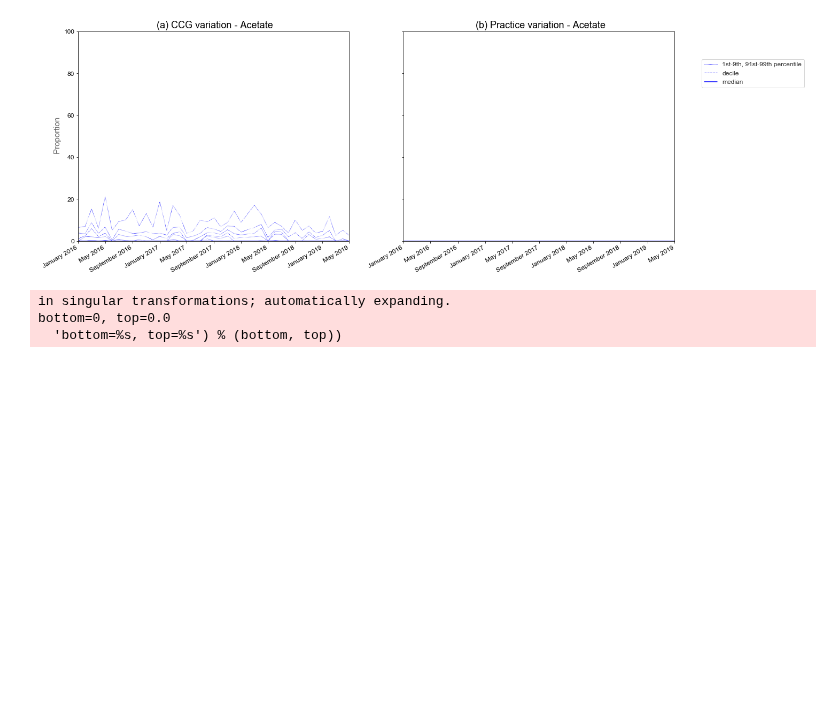
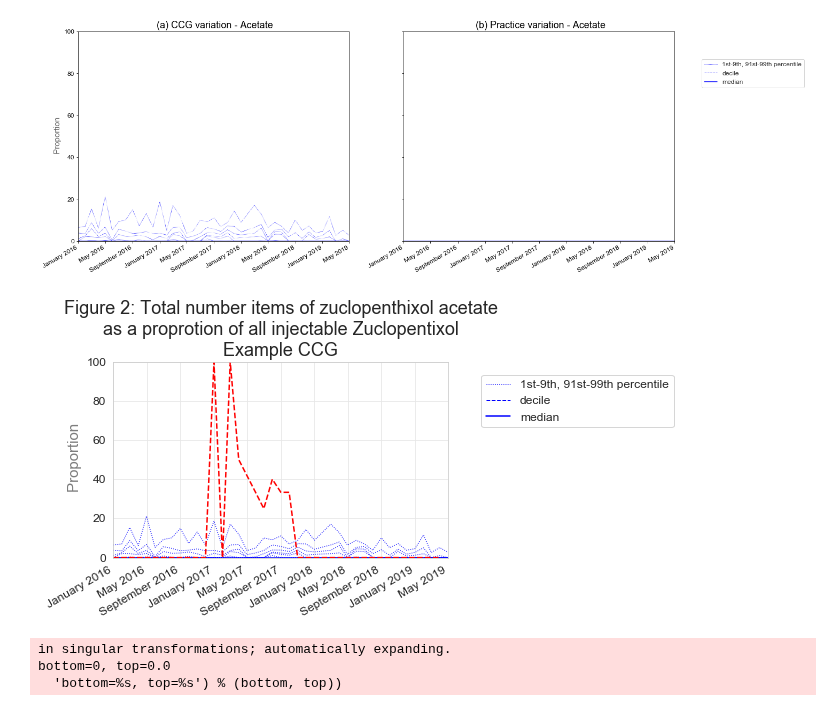
Before and after one commit to ebmdatalab/jupyter-notebooks, a Jupyter notebook: measures_by_software/Draft ideas/Zuclopenthixol/Zuclopenthixol.ipynb, the cells around one changed output. Drawn from its saved outputs; the diff is of its cells as text; code cells hidden in the pictures; blank space fills up the shorter version.

```diff
--- a/measures_by_software/Draft ideas/Zuclopenthixol/Zuclopenthixol.ipynb
+++ b/measures_by_software/Draft ideas/Zuclopenthixol/Zuclopenthixol.ipynb
@@ -205,6 +205,25 @@ in singular transformations; automatically expanding.
 bottom=0, top=0.0
   'bottom=%s, top=%s') % (bottom, top))
 [figure]
+# %%
+charts.deciles_chart(
+    ccg_acetate_measure,
+    period_column='month',
+    column='measure_value',
+    title=" Figure 2: Total number items of zuclopenthixol acetate \n as a proprotion of all injectable Zuclopentixol \n Example CCG ",
+    ylabel=" Proportion",
+    show_outer_percentiles=True,
+    show_legend=True,
+
+)
+
+df_subject = ccg_acetate_measure.loc[ccg_acetate_measure['pct'] == '09A'].sort_values(by=['month'])
+plt.plot(df_subject['month'], df_subject['measure_value'], 'r--')
+
+plt.ylim(0, 100)
+plt.show()
+# %% [output]
+[figure, added]
 # %%
 ## question is the practice zero because the numbers are just so low? Lets look at a specific practice where we know there is prescribing
 # %%
```
Also changed, not shown: parts of 1 cell of this notebook, 1 other file.
